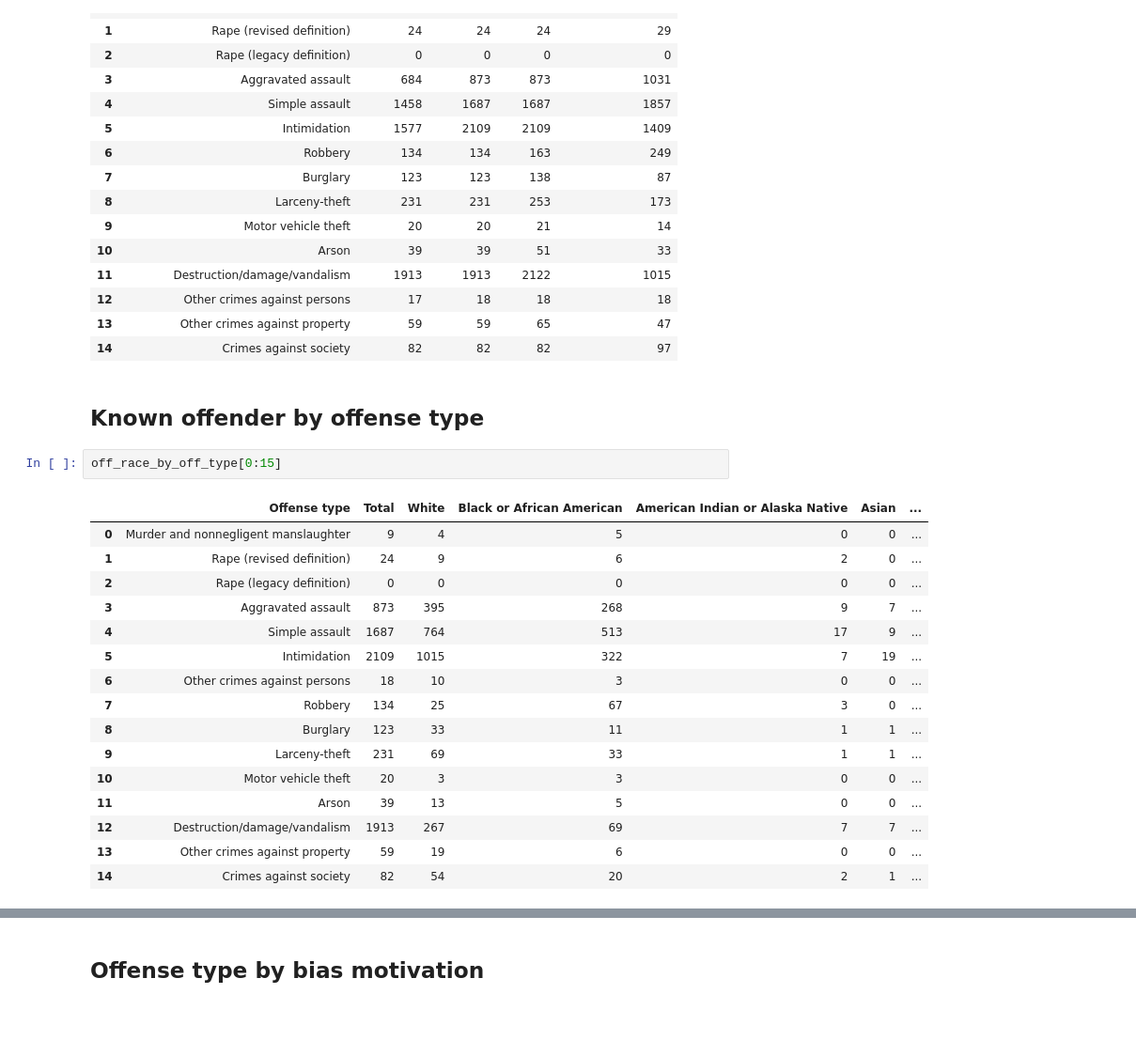
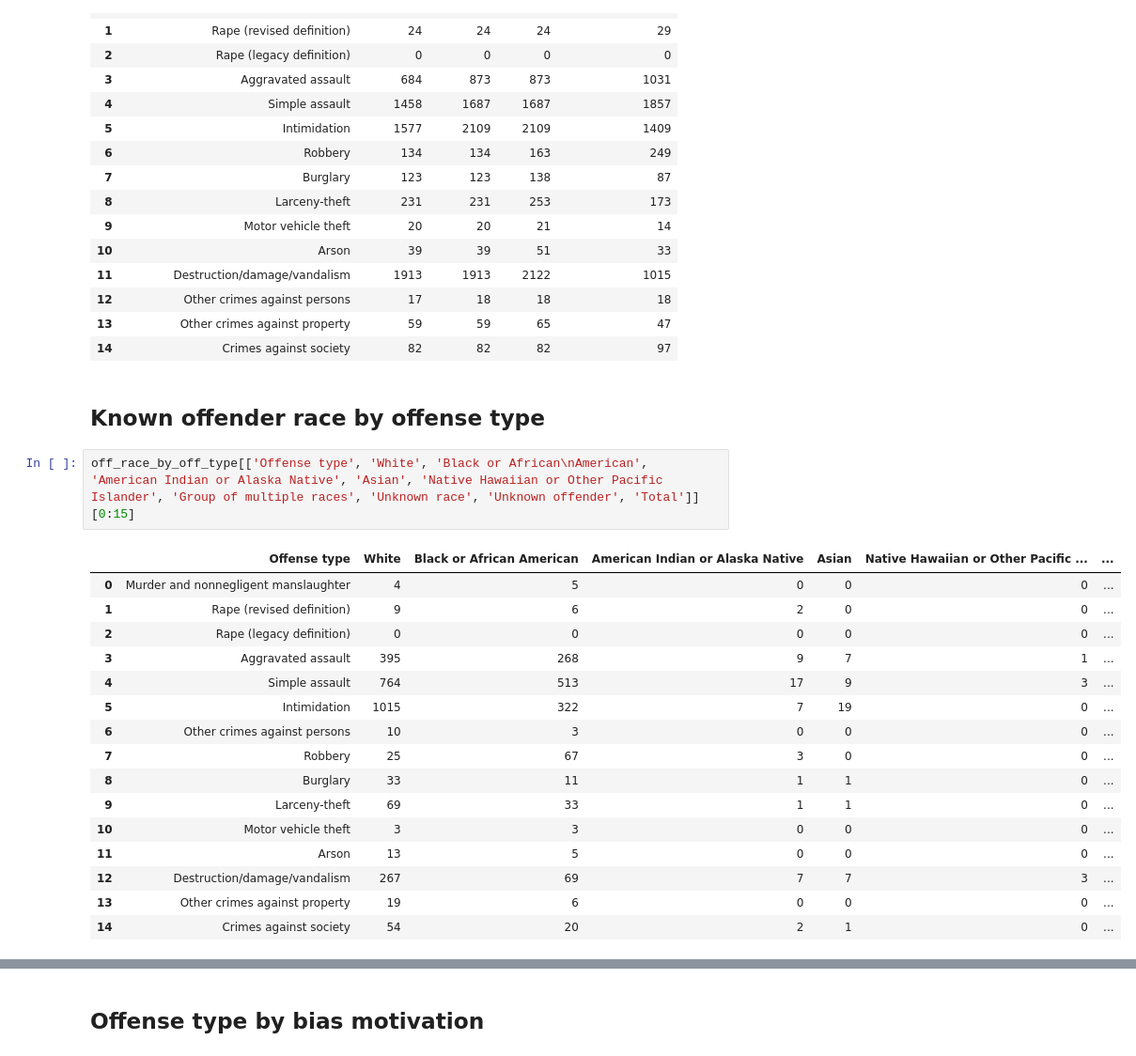
Before and after one commit to caseyahlan/hatecrimes-finalproject, a Jupyter notebook: datatables.ipynb, the cells around one changed output, grey strips where cells are left out. Shown: that part at 94% size. Cells and saved outputs as stored; diff of their text form; blank space fills up the shorter version.

```diff
--- a/datatables.ipynb
+++ b/datatables.ipynb
@@ -113,23 +113,23 @@ off_by_off_type[['offense_type', 'Incidents', 'Offenses', 'Victims', 'Known offe
 | 13 | Other crimes against property | 59 | 59 | 65 | 47 |
 | 14 | Crimes against society | 82 | 82 | 82 | 97 |
 # %% [markdown]
-## Known offender by offense type
+## Known offender race by offense type
-# %%
-off_race_by_off_type[0:15]
-# %% [output]
-|  | Offense type | Total | White | Black or African American | American Indian or Alaska Native | Asian | ... |
-| 0 | Murder and nonnegligent manslaughter | 9 | 4 | 5 | 0 | 0 | ... |
-| 1 | Rape (revised definition) | 24 | 9 | 6 | 2 | 0 | ... |
-| 2 | Rape (legacy definition) | 0 | 0 | 0 | 0 | 0 | ... |
-| 3 | Aggravated assault | 873 | 395 | 268 | 9 | 7 | ... |
-| 4 | Simple assault | 1687 | 764 | 513 | 17 | 9 | ... |
-| 5 | Intimidation | 2109 | 1015 | 322 | 7 | 19 | ... |
-| 6 | Other crimes against persons | 18 | 10 | 3 | 0 | 0 | ... |
-| 7 | Robbery | 134 | 25 | 67 | 3 | 0 | ... |
-| 8 | Burglary | 123 | 33 | 11 | 1 | 1 | ... |
-| 9 | Larceny-theft | 231 | 69 | 33 | 1 | 1 | ... |
-| 10 | Motor vehicle theft | 20 | 3 | 3 | 0 | 0 | ... |
-| 11 | Arson | 39 | 13 | 5 | 0 | 0 | ... |
-| 12 | Destruction/damage/vandalism | 1913 | 267 | 69 | 7 | 7 | ... |
-| 13 | Other crimes against property | 59 | 19 | 6 | 0 | 0 | ... |
-| 14 | Crimes against society | 82 | 54 | 20 | 2 | 1 | ... |
+# %%
+off_race_by_off_type[['Offense type', 'White', 'Black or African\nAmerican', 'American Indian or Alaska Native', 'Asian', 'Native Hawaiian or Other Pacific Islander', 'Group of multiple races', 'Unknown race', 'Unknown offender', 'Total']][0:15]
+# %% [output]
+|  | Offense type | White | Black or African American | American Indian or Alaska Native | Asian | Native Hawaiian or Other Pacific ... | ... |
+| 0 | Murder and nonnegligent manslaughter | 4 | 5 | 0 | 0 | 0 | ... |
+| 1 | Rape (revised definition) | 9 | 6 | 2 | 0 | 0 | ... |
+| 2 | Rape (legacy definition) | 0 | 0 | 0 | 0 | 0 | ... |
+| 3 | Aggravated assault | 395 | 268 | 9 | 7 | 1 | ... |
+| 4 | Simple assault | 764 | 513 | 17 | 9 | 3 | ... |
+| 5 | Intimidation | 1015 | 322 | 7 | 19 | 0 | ... |
+| 6 | Other crimes against persons | 10 | 3 | 0 | 0 | 0 | ... |
+| 7 | Robbery | 25 | 67 | 3 | 0 | 0 | ... |
+| 8 | Burglary | 33 | 11 | 1 | 1 | 0 | ... |
+| 9 | Larceny-theft | 69 | 33 | 1 | 1 | 0 | ... |
+| 10 | Motor vehicle theft | 3 | 3 | 0 | 0 | 0 | ... |
+| 11 | Arson | 13 | 5 | 0 | 0 | 0 | ... |
+| 12 | Destruction/damage/vandalism | 267 | 69 | 7 | 7 | 3 | ... |
+| 13 | Other crimes against property | 19 | 6 | 0 | 0 | 0 | ... |
+| 14 | Crimes against society | 54 | 20 | 2 | 1 | 0 | ... |
```
Also changed, not shown: parts of 6 cells of this notebook.
